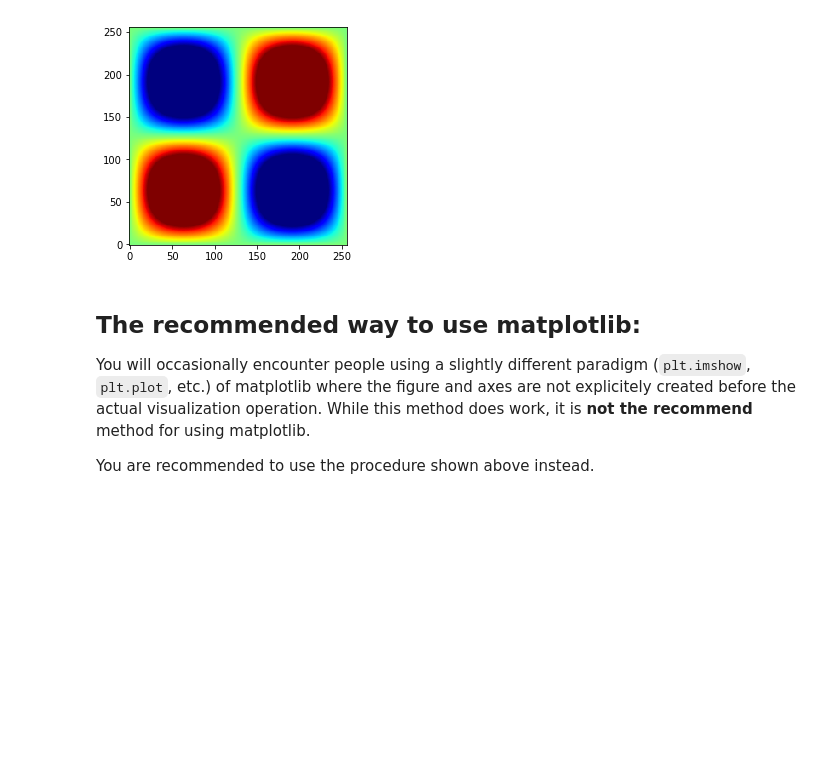
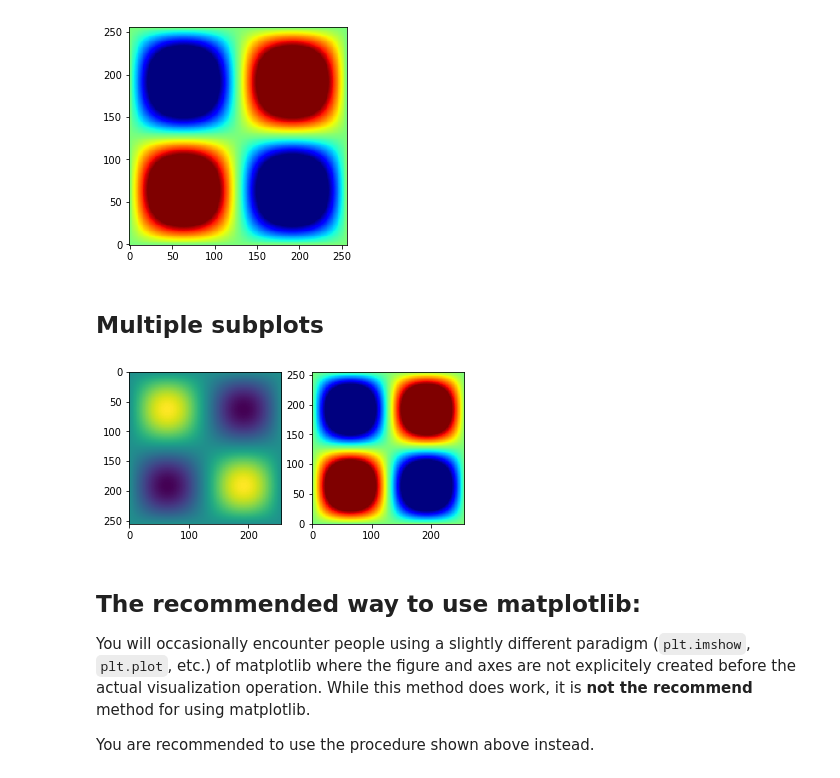
Before and after one commit to pycroscopy/CNMS_UM_2018_SPIMA, a Jupyter notebook: 04_Visualization.ipynb, the cells around one changed output. Saved outputs shown, nothing was run; the diff lists cells and outputs as text; code cells hidden in the pictures; blank space fills up the shorter version.

Commit message:
Added cell about multiple plots

```diff
--- a/04_Visualization.ipynb
+++ b/04_Visualization.ipynb
@@ -105,6 +105,16 @@ axis.imshow(two_d_image, cmap=plt.cm.jet, origin='lower', vmin=-0.5, vmax=0.5)
 # %% [output]
 <matplotlib.image.AxesImage at 0x...>
 [figure]
+# %% [markdown]
+## Multiple subplots
+# %%
+fig, axes = plt.subplots(ncols=2, figsize=(6, 3))
+# First of the subplots
+axes[0].imshow(two_d_image)
+# Second subplot
+axes[1].imshow(two_d_image, cmap=plt.cm.jet, origin='lower', vmin=-0.5, vmax=0.5);
+# %% [output]
+[figure, added]
 # %% [markdown]
 ## The recommended way to use matplotlib:
 
```
